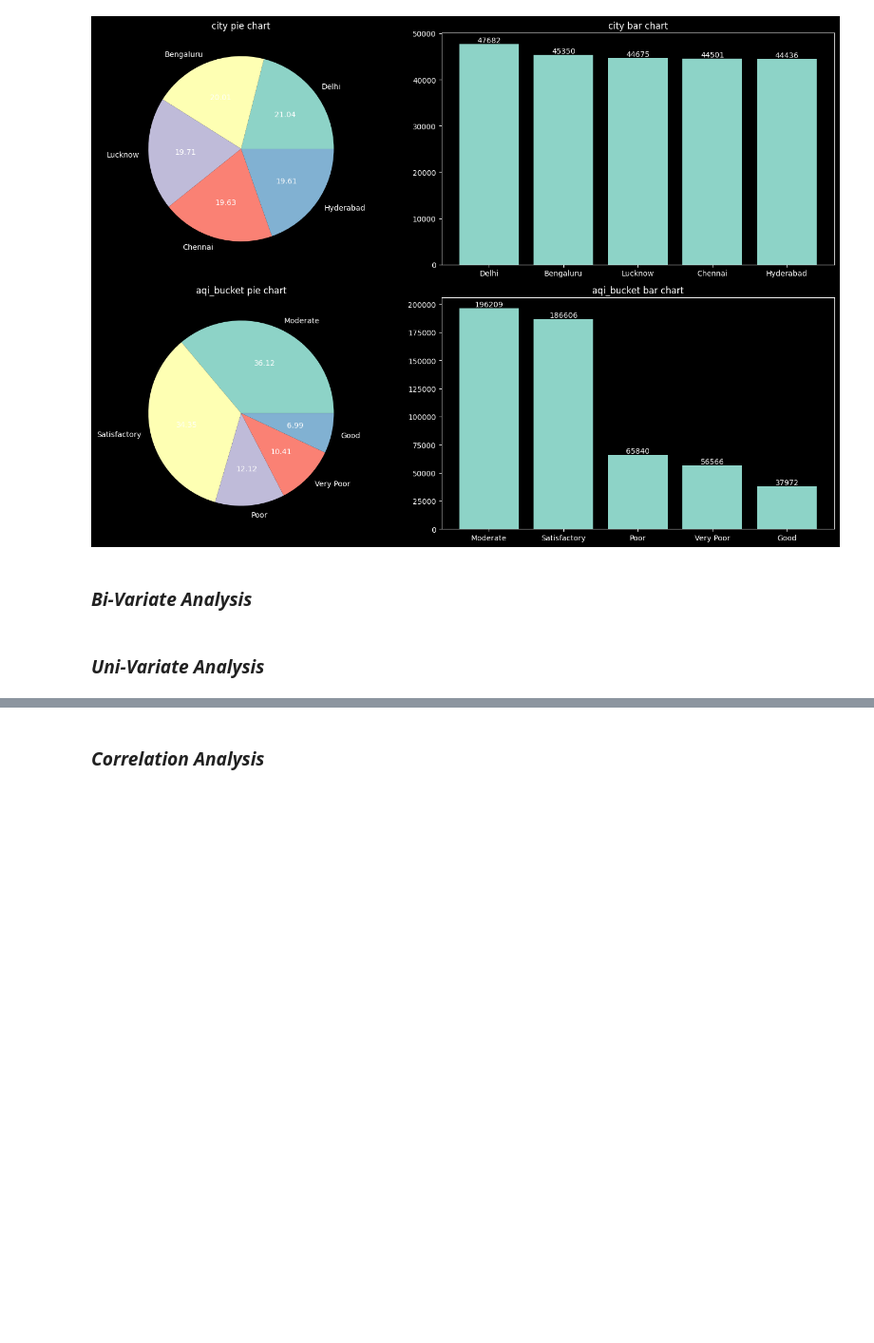
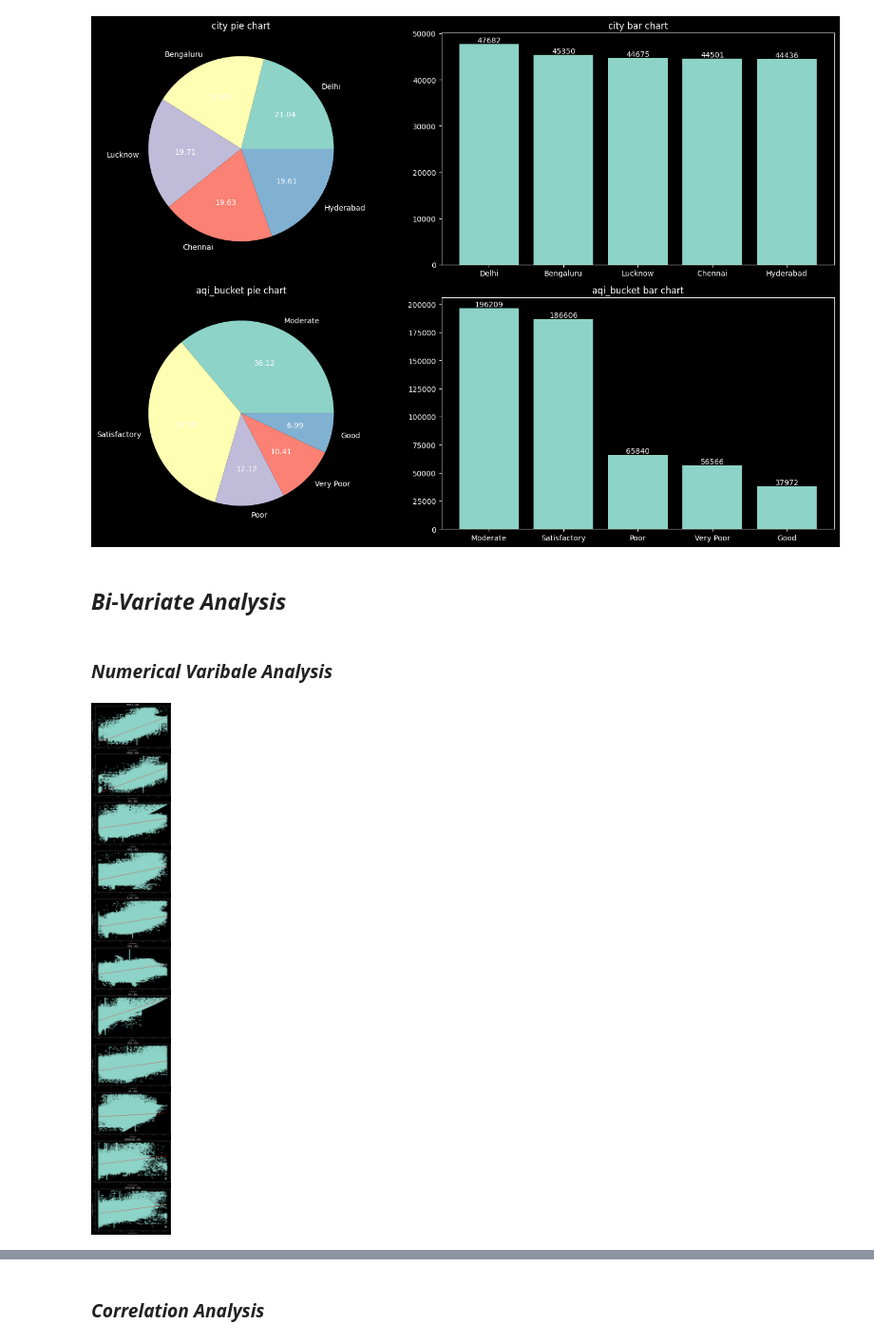
Before and after one commit to adnaaaen/air-quality-index-analysis, a Jupyter notebook: notebooks/02_eda.ipynb, the cells around one changed output, grey strips where cells are left out. Shown at 95% size. Drawn from its saved outputs; the diff is of its cells as text; code cells hidden in the pictures; blank space fills up the shorter version.

```diff
--- a/notebooks/02_eda.ipynb
+++ b/notebooks/02_eda.ipynb
@@ -71,4 +73,4 @@ plt.show()
 # %% [output]
 [figure]
 # %% [markdown]
-### ***Bi-Variate Analysis***
+## ***Bi-Variate Analysis***
@@ -77,2 +76,0 @@ plt.show()
-# %% [markdown]
-### ***Uni-Variate Analysis***
@@ -80,0 +77,21 @@ plt.show()
+# %% [markdown]
+### ***Numerical Varibale Analysis***
+# %%
+_, ax = plt.subplots(len(numerical_variables.columns), 1, figsize=(10, 6 * len(numerical_variables.columns)))
+
+for i, column in enumerate(numerical_variables.columns):
+    ax[i].scatter(x=df[column], y=df["aqi"])
+    ax[i].set_title(f"{column.upper()} : AQI", fontsize=19)
+
+    slope,  intercept = np.polyfit(df[column], df["aqi"], 1)
+    line = slope * df[column] + intercept
+
+    ax[i].plot(df[column], line, color="red")
+
+    ax[i].set_xlabel(f"{column} (feature)")
+    ax[i].set_ylabel("aqi (target variable)")
+
+plt.tight_layout()
+plt.show()
+# %% [output]
+[figure, added]
```
Also changed, not shown: parts of 14 cells of this notebook, 1 other file.
